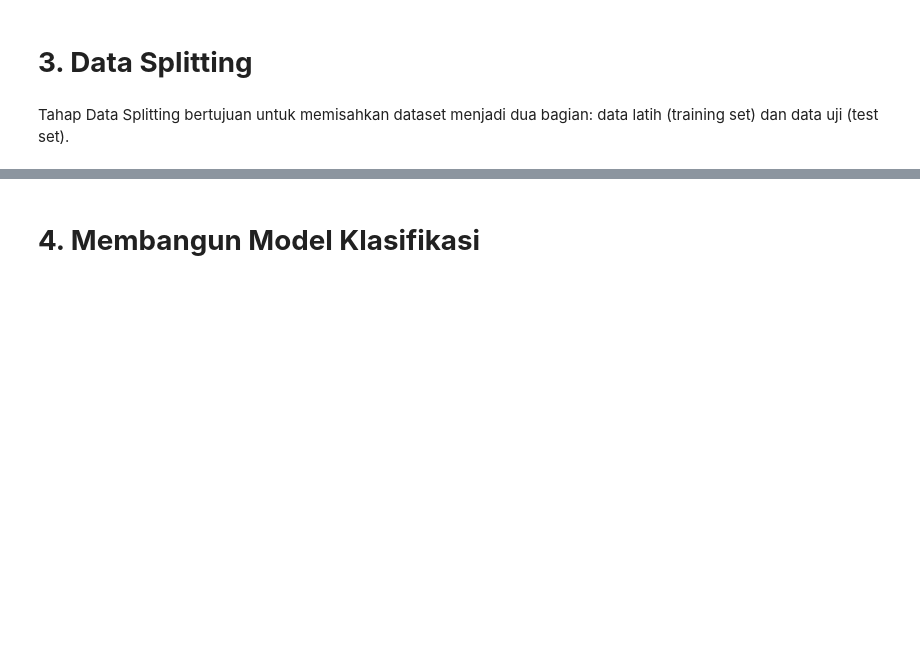
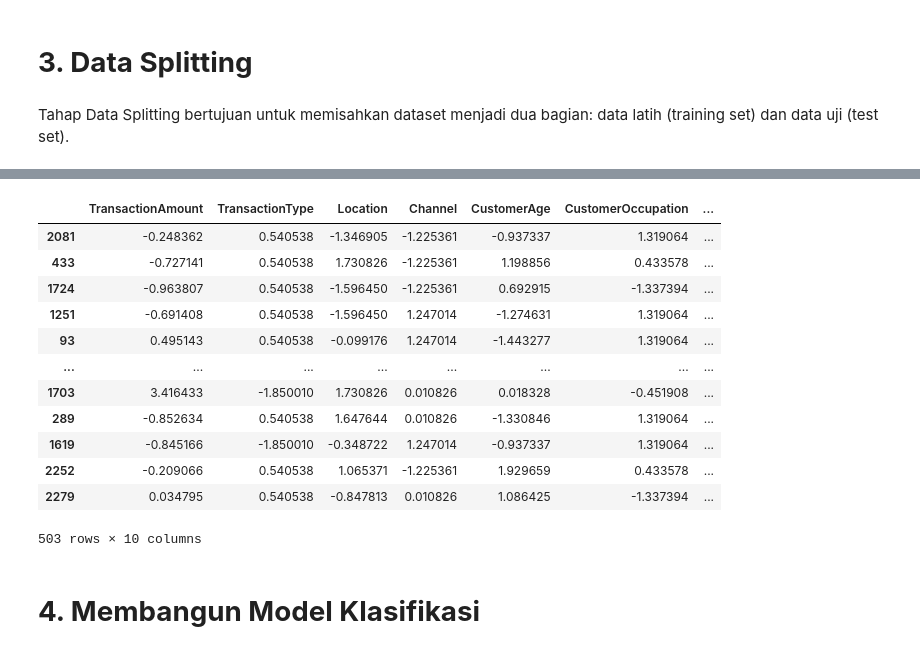
Before and after one commit to FendyDeveloper/Bank-Transaction-Dataset-for-Fraud-Detection, a Jupyter notebook: [Klasifikasi]_Submission_Akhir_BMLP_Fendy_Rahmat.ipynb, the cells around one changed output, grey strips where cells are left out. Saved outputs shown, nothing was run; the diff lists cells and outputs as text; code cells hidden in the pictures; blank space fills up the shorter version.

```diff
--- a/[Klasifikasi]_Submission_Akhir_BMLP_Fendy_Rahmat.ipynb
+++ b/[Klasifikasi]_Submission_Akhir_BMLP_Fendy_Rahmat.ipynb
@@ -132,3 +128,19 @@ array([[-0.23692113,  0.54187198, -1.39696543, ..., -0.21177846,
+# %%
+X_test
+# %% [output]
+|  | TransactionAmount | TransactionType | Location | Channel | CustomerAge | CustomerOccupation | ... |
+| 2081 | -0.248362 | 0.540538 | -1.346905 | -1.225361 | -0.937337 | 1.319064 | ... |
+| 433 | -0.727141 | 0.540538 | 1.730826 | -1.225361 | 1.198856 | 0.433578 | ... |
+| 1724 | -0.963807 | 0.540538 | -1.596450 | -1.225361 | 0.692915 | -1.337394 | ... |
+| 1251 | -0.691408 | 0.540538 | -1.596450 | 1.247014 | -1.274631 | 1.319064 | ... |
+| 93 | 0.495143 | 0.540538 | -0.099176 | 1.247014 | -1.443277 | 1.319064 | ... |
+| ... | ... | ... | ... | ... | ... | ... | ... |
+| 1703 | 3.416433 | -1.850010 | 1.730826 | 0.010826 | 0.018328 | -0.451908 | ... |
+| 289 | -0.852634 | 0.540538 | 1.647644 | 0.010826 | -1.330846 | 1.319064 | ... |
+| 1619 | -0.845166 | -1.850010 | -0.348722 | 1.247014 | -0.937337 | 1.319064 | ... |
+| 2252 | -0.209066 | 0.540538 | 1.065371 | -1.225361 | 1.929659 | 0.433578 | ... |
+| 2279 | 0.034795 | 0.540538 | -0.847813 | 0.010826 | 1.086425 | -1.337394 | ... |
+503 rows × 10 columns
 # %% [markdown]
 # **4. Membangun Model Klasifikasi**
 # %% [markdown]
```
Also changed, not shown: parts of 26 cells of this notebook.
